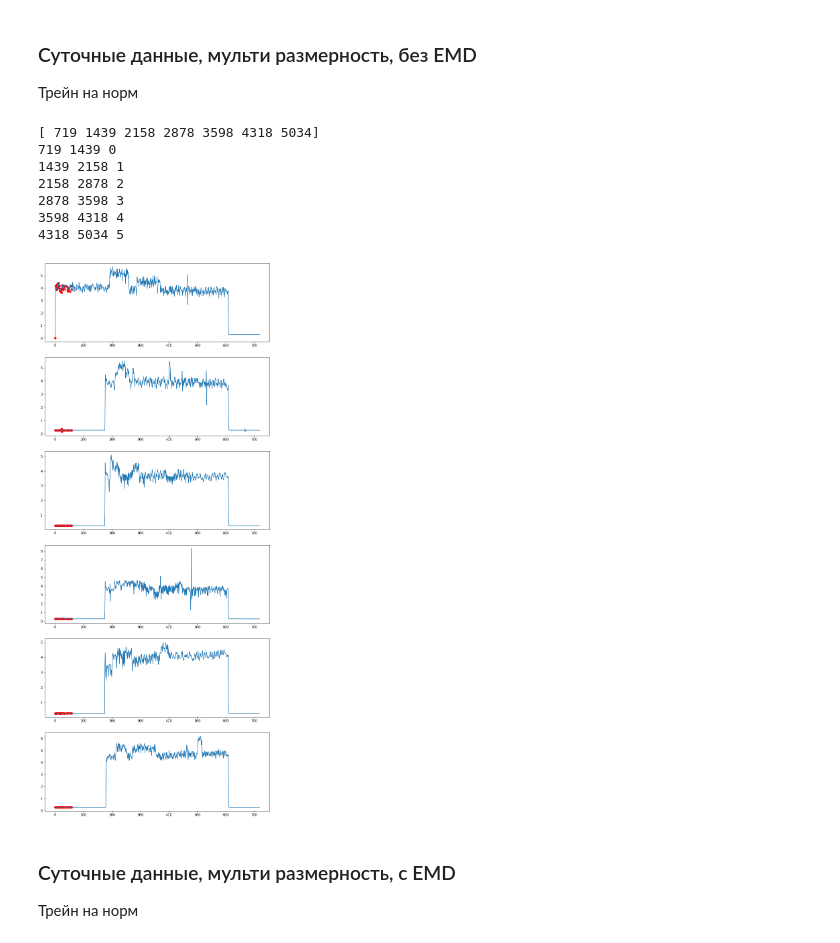
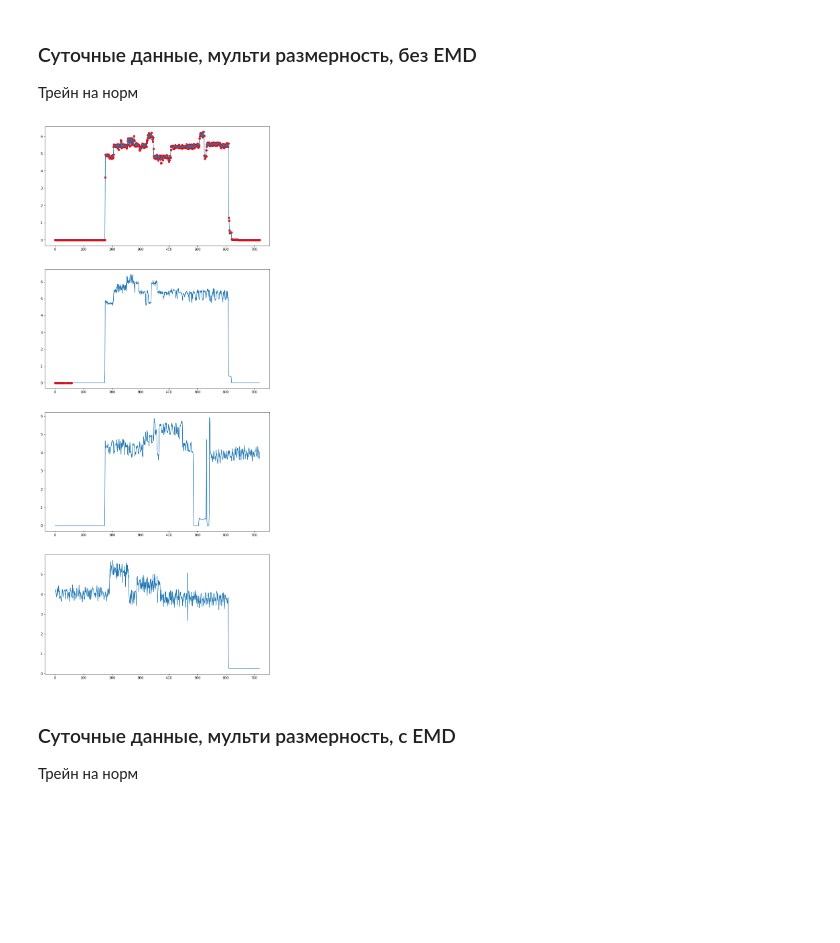
Before and after one commit to lomonosovaa/diploma, a Jupyter notebook: OCSVM/anom3_OCSVM.ipynb, the cells around one changed output. Drawn from its saved outputs; the diff is of its cells as text; code cells hidden in the pictures; blank space fills up the shorter version.

```diff
--- a/OCSVM/anom3_OCSVM.ipynb
+++ b/OCSVM/anom3_OCSVM.ipynb
@@ -757,33 +376,27 @@ See the caveats in the documentation: https://pandas.pydata.org/pandas-docs/stab
 # %%
 df = get_data(anom.loc[335773 - 730 * 4:335773].reset_index(drop=True), \
               mode='windows', emd=False, dimension='multi')
 df[0][0] = np.zeros(len(df[0][0]))
 nu = 0.05  # theory says it should be an upper bound of the fraction of outliers
 ocsvm = OneClassSVM(kernel='linear', gamma=0.05, nu=nu) # {‘linear’, ‘poly’, ‘rbf’, ‘sigmoid’, ‘precomputed’}
 
 i = 0
 for day in df:
     ocsvm.fit(day)
-    preds = ocsvm.predict(day)
+
     #print(preds)
 
-df = get_data(anom.loc[335773:335773 + 720 * 7].reset_index(drop=True), \
-              mode='windows', emd=False, dimension='one')
+df = get_data(anom.loc[335773 - 720 * 2:335773 + 720 * 2].reset_index(drop=True), \
+              mode='windows', emd=False, dimension='multi')
 df[0][0] = 0
 fig, ax = plt.subplots(figsize=(12, 30), nrows=len(df), ncols=1)
 for day in df:
-    ax[i].plot(np.arange(len(day)), day)
-    ax[i].scatter(np.where(preds == -1)[0], day[np.where(preds == -1)[0]], color='red')
+    preds = ocsvm.predict(day)
+    ax[i].plot(np.arange(len(day)), day[:, 0])
+    ax[i].scatter(np.where(preds == -1)[0], day[np.where(preds == -1)[0], 0], color='red')
     i += 1
 # %% [output]
-[ 719 1439 2158 2878 3598 4318 5034]
-719 1439 0
-1439 2158 1
-2158 2878 2
-2878 3598 3
-3598 4318 4
-4318 5034 5
-[figure, old version]
+[figure, new version]
 # %% [markdown]
 ### Суточные данные, мульти размерность, с EMD
 Трейн на норм
```
Also changed, not shown: parts of 47 cells of this notebook.
